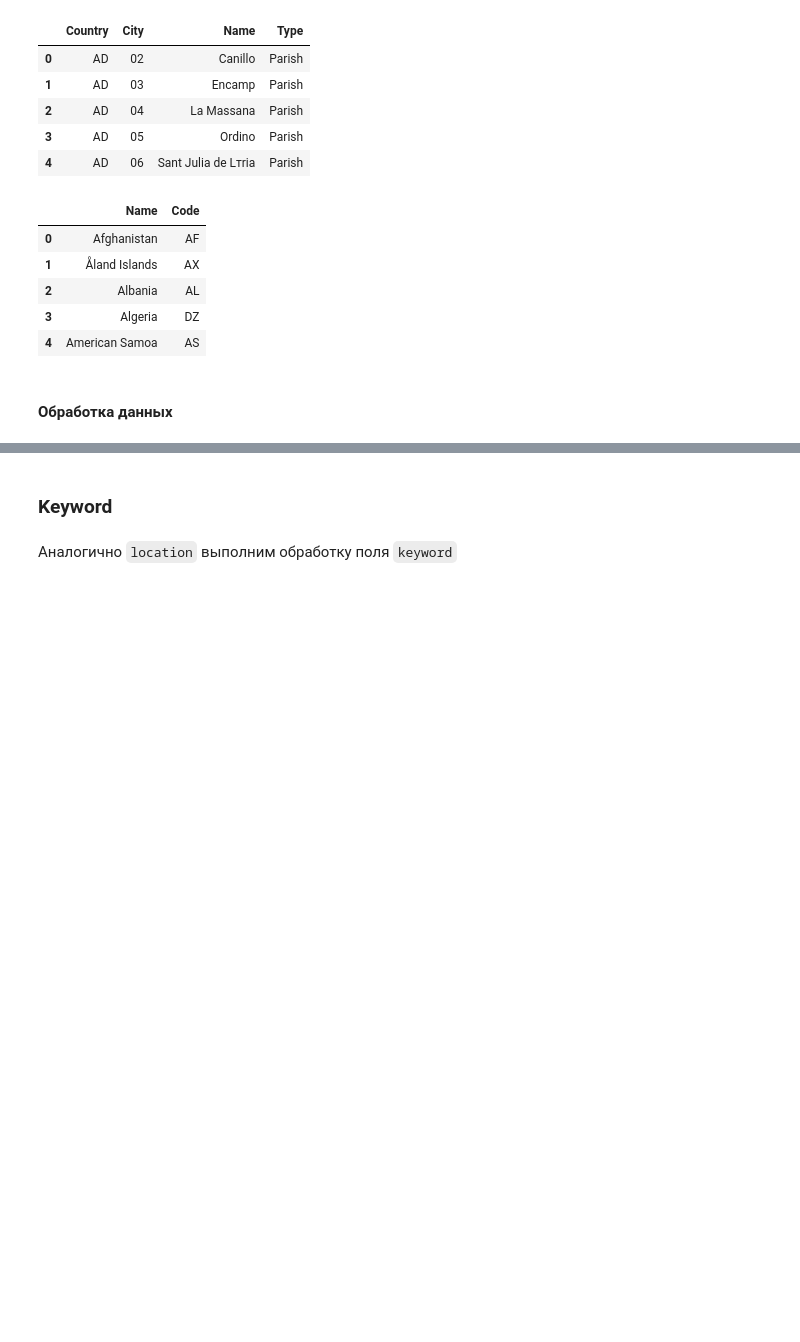
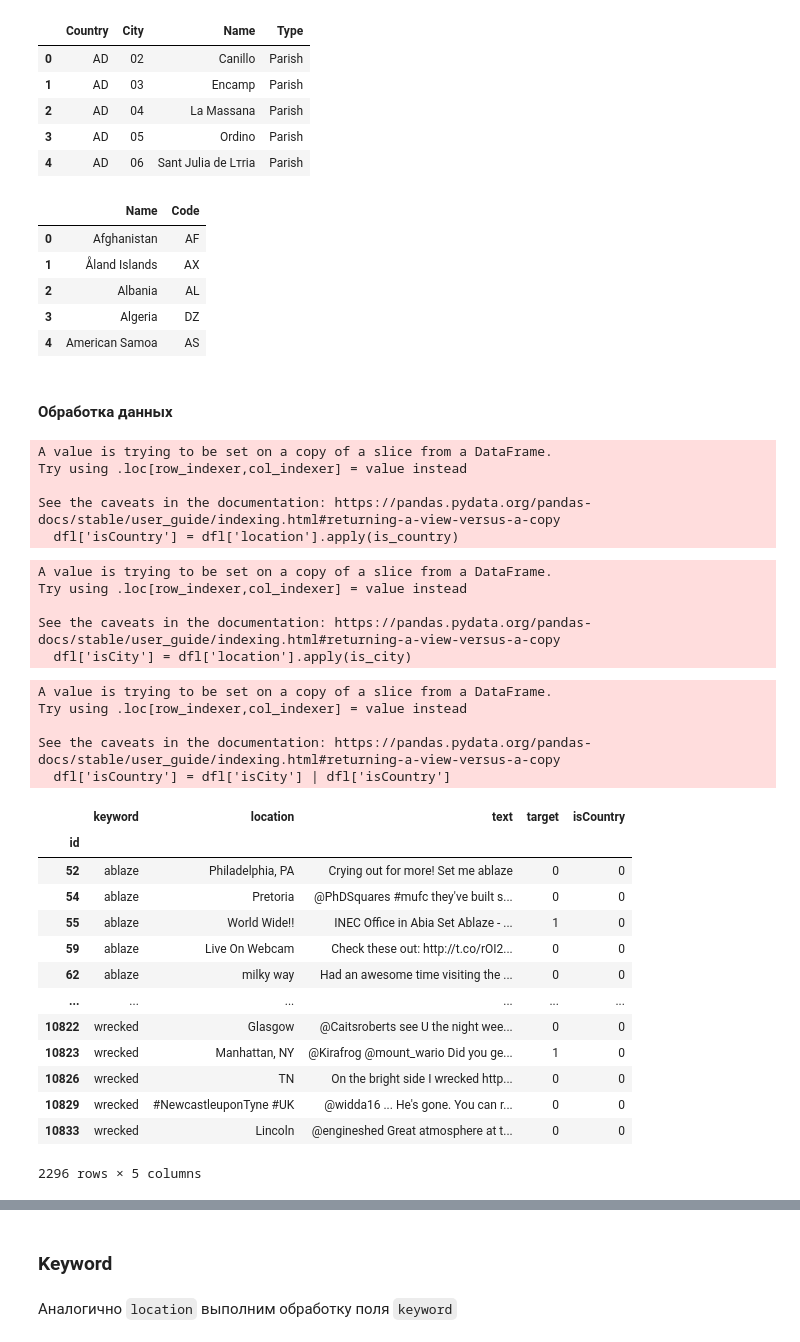
Before and after one commit to akrasnov87/natural-language-processing-with-disaster-tweets, a Jupyter notebook: main.ipynb, the cells around one changed output, grey strips where cells are left out. Saved outputs shown, nothing was run; the diff lists cells and outputs as text; code cells hidden in the pictures; blank space fills up the shorter version.

```diff
--- a/main.ipynb
+++ b/main.ipynb
@@ -261,7 +171,13 @@ def is_country(txt):
     return 0
 
 # новый целевой признак, содержится ли в подстроке location упоминание о стране
-df['isCountry'] = df['location'].apply(is_country)
+dfl['isCountry'] = dfl['location'].apply(is_country)
+# %% [output]
+A value is trying to be set on a copy of a slice from a DataFrame.
+Try using .loc[row_indexer,col_indexer] = value instead
+
+See the caveats in the documentation: https://pandas.pydata.org/pandas-docs/stable/user_guide/indexing.html#returning-a-view-versus-a-copy
+  dfl['isCountry'] = dfl['location'].apply(is_country)
 # %%
 def is_city(txt):
     """
@@ -284,4 +200,37 @@ def is_city(txt):
     return 0
 
 # новый целевой признак, содержится ли в подстроке location упоминание о городе
-df['isCity'] = df['location'].apply(is_city)
+dfl['isCity'] = dfl['location'].apply(is_city)
+# %% [output]
+A value is trying to be set on a copy of a slice from a DataFrame.
+Try using .loc[row_indexer,col_indexer] = value instead
+
+See the caveats in the documentation: https://pandas.pydata.org/pandas-docs/stable/user_guide/indexing.html#returning-a-view-versus-a-copy
+  dfl['isCity'] = dfl['location'].apply(is_city)
+# %%
+dfl['isCountry'] = dfl['isCity'] | dfl['isCountry']
+# %% [output]
+A value is trying to be set on a copy of a slice from a DataFrame.
+Try using .loc[row_indexer,col_indexer] = value instead
+
+See the caveats in the documentation: https://pandas.pydata.org/pandas-docs/stable/user_guide/indexing.html#returning-a-view-versus-a-copy
+  dfl['isCountry'] = dfl['isCity'] | dfl['isCountry']
+# %%
+dfl = dfl.drop(columns=['isCity'])
+# %%
+dfl.loc[dfl['isCountry'] == False]
+# %% [output]
+|  | keyword | location | text | target | isCountry |
+| id |  |  |  |  |  |
+| 52 | ablaze | Philadelphia, PA | Crying out for more! Set me ablaze | 0 | 0 |
+| 54 | ablaze | Pretoria | @PhDSquares #mufc they've built s... | 0 | 0 |
+| 55 | ablaze | World Wide!! | INEC Office in Abia Set Ablaze - ... | 1 | 0 |
+| 59 | ablaze | Live On Webcam | Check these out: http://t.co/rOI2... | 0 | 0 |
+| 62 | ablaze | milky way | Had an awesome time visiting the ... | 0 | 0 |
+| ... | ... | ... | ... | ... | ... |
+| 10822 | wrecked | Glasgow | @Caitsroberts see U the night wee... | 0 | 0 |
+| 10823 | wrecked | Manhattan, NY | @Kirafrog @mount_wario Did you ge... | 1 | 0 |
+| 10826 | wrecked | TN | On the bright side I wrecked http... | 0 | 0 |
+| 10829 | wrecked | #NewcastleuponTyne #UK | @widda16 ... He's gone. You can r... | 0 | 0 |
+| 10833 | wrecked | Lincoln | @engineshed Great atmosphere at t... | 0 | 0 |
+2296 rows × 5 columns
```
Also changed, not shown: parts of 32 cells of this notebook.
